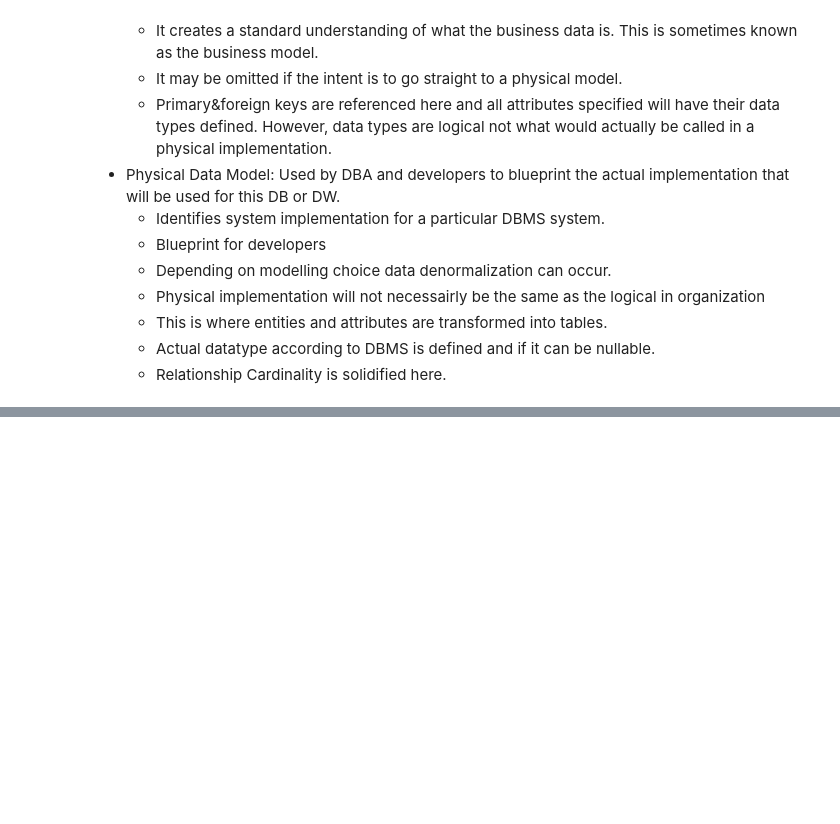
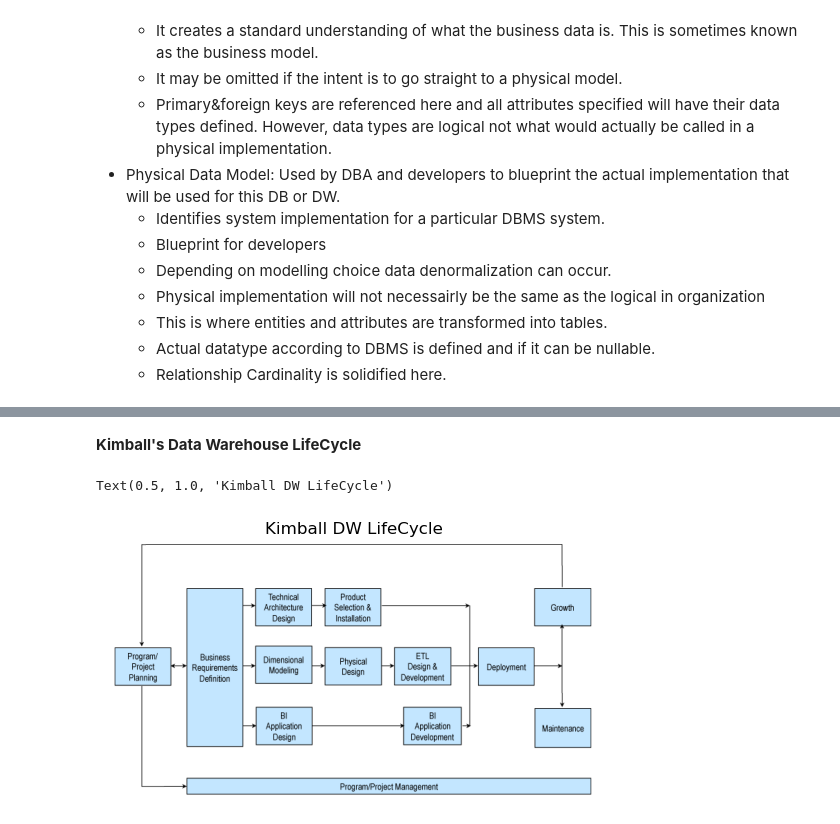
Before and after one commit to Trevor-Amadeus-Fingland/analytics-engineering-notes, a Jupyter notebook: analytics_engineering_folder/udemy-notes.ipynb, the cells around one changed output, grey strips where cells are left out. Cells and saved outputs as stored; diff of their text form; code cells hidden in the pictures; blank space fills up the shorter version.

```diff
--- a/analytics_engineering_folder/udemy-notes.ipynb
+++ b/analytics_engineering_folder/udemy-notes.ipynb
@@ -319,0 +519,13 @@ __Different Types of Keys__<br>
+# %% [markdown]
+__Kimball's Data Warehouse LifeCycle__<br>
+# %%
+# This will render an example of what the data warehouse lifecycle looks like
+#from PIL import Image
+#import matplotlib.pyplot as plt
+img_kim_dwl = Image.open('/Users/trevorfingland/Desktop/kimball_data_warehouse_lifecycle_diagram.png')
+plt.imshow(img_kim_dwl)
+plt.axis('off')
+plt.title('Kimball DW LifeCycle')
+# %% [output]
+Text(0.5, 1.0, 'Kimball DW LifeCycle')
+[figure, added]
```
Also changed, not shown: parts of 18 cells of this notebook.
